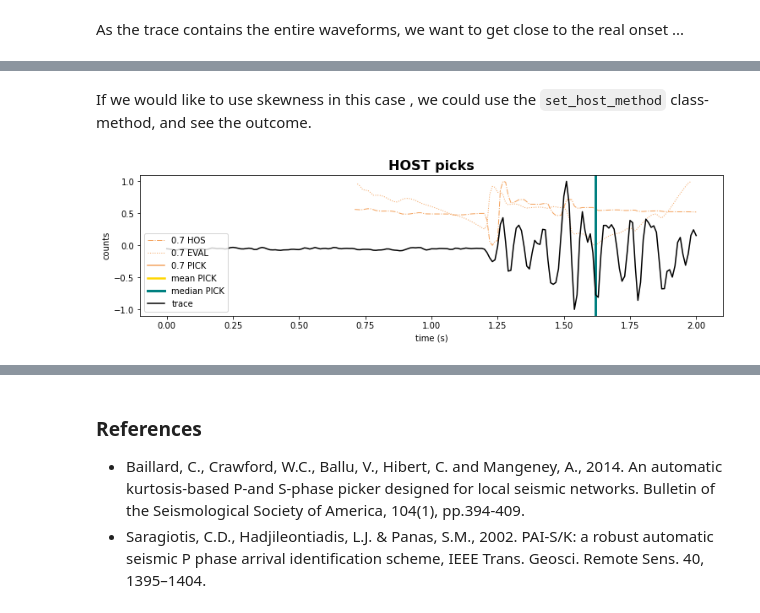
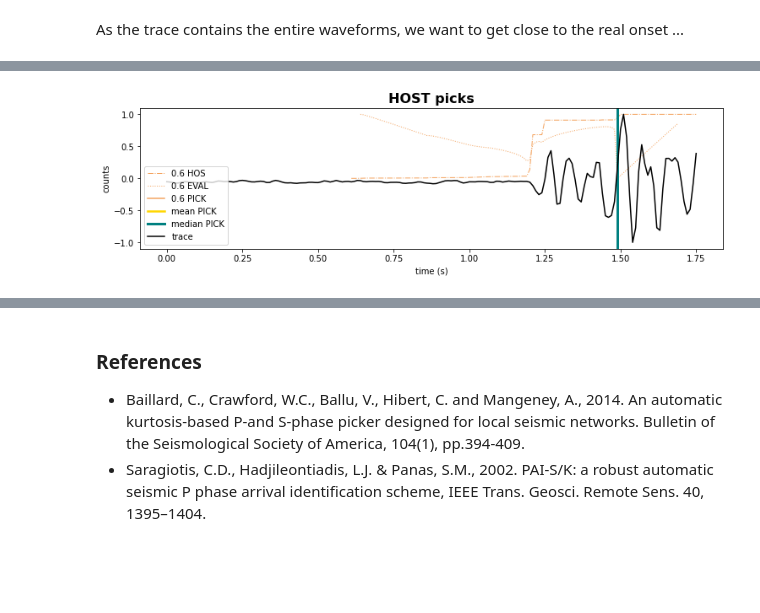
Before and after one commit to mbagagli/host-picker, a Jupyter notebook: books/HOST_tutorial.ipynb, the cells around one changed output, grey strips where cells are left out. Cells and saved outputs as stored; diff of their text form; code cells hidden in the pictures; blank space fills up the shorter version.

```diff
--- a/books/HOST_tutorial.ipynb
+++ b/books/HOST_tutorial.ipynb
@@ -87,4 +95,4 @@ Now we want to initialize the main picker object, by providing the processed tra
 # %%
-HP = Host(tr, 0.7, hos_method='kurtosis')  # also 'kurt' and 'k' works ...
+HP = Host(tr, 0.6, hos_method='kurtosis')  # also 'kurt' and 'k' works ...
 HP.work(debug_plot=True)
 # %% [output]
@@ -105,7 +104,9 @@ Let's explain the legend entries now:
-# %% [markdown]
-If we would like to use skewness in this case , we could use the `set_host_method` class-method, and see the outcome.
 # %%
-HP.set_hos_method('skewness')  # also 'skew' and 's' works ...
+HP.set_transform_cf(
+    {
+        'transform_f2': {}  # this function is non-parametric
+    }
+)
 HP.work(debug_plot=True)
 # %% [output]
-[figure, old version]
+[figure, new version]
```
Also changed, not shown: parts of 23 cells of this notebook, 17 other files.
